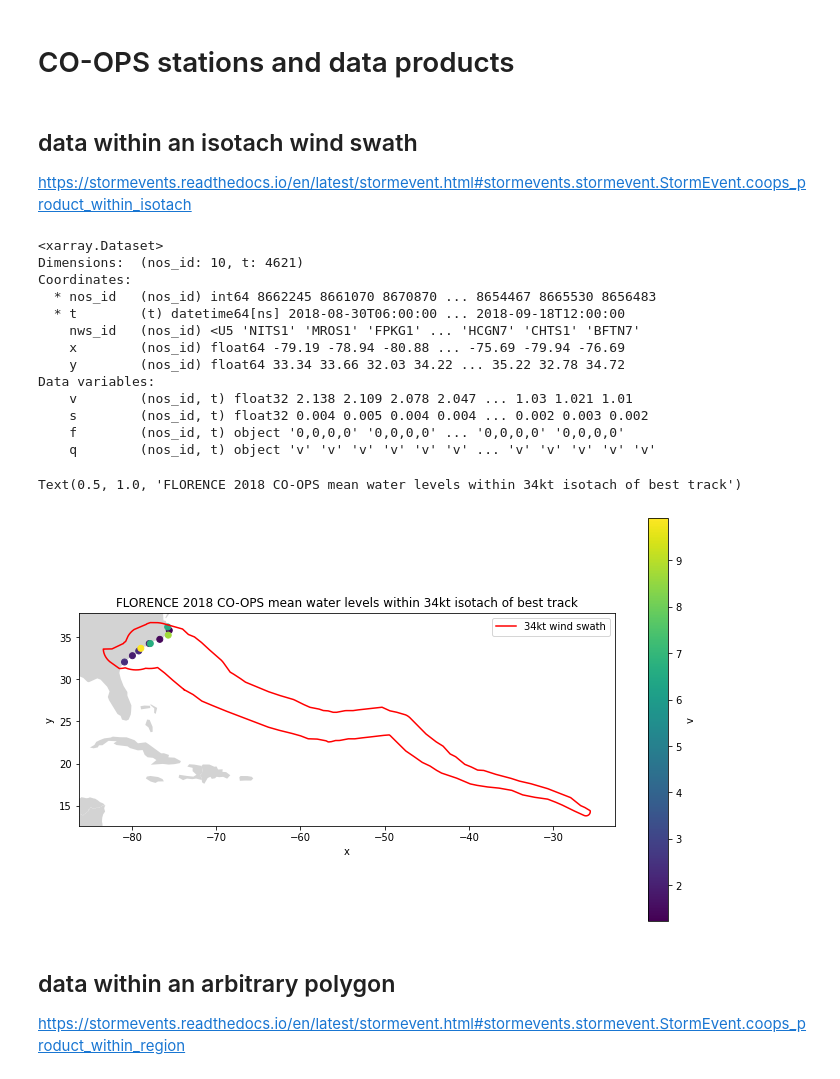
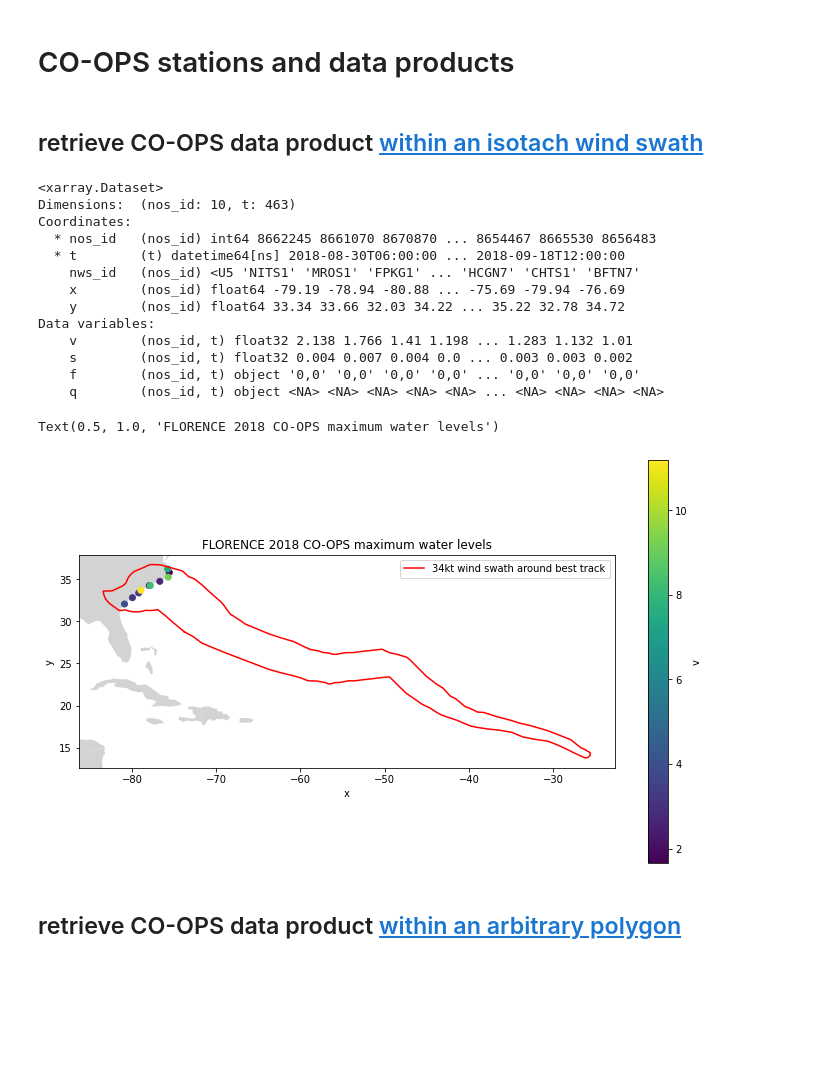
Before and after one commit to oceanmodeling/StormEvents, a Jupyter notebook: examples/example_1.ipynb, the cells around one changed output. Cells and saved outputs as stored; diff of their text form; code cells hidden in the pictures; blank space fills up the shorter version.

```diff
--- a/examples/example_1.ipynb
+++ b/examples/example_1.ipynb
@@ -174,14 +166,13 @@ Text(0.5, 1.0, 'FLORENCE 2018 high water marks')
 # %% [markdown]
 # CO-OPS stations and data products
 # %% [markdown]
-## data within an isotach wind swath
-https://stormevents.readthedocs.io/en/latest/stormevent.html#stormevents.stormevent.StormEvent.coops_product_within_isotach
+## retrieve CO-OPS data product [within an isotach wind swath](https://stormevents.readthedocs.io/en/latest/stormevent.html#stormevents.stormevent.StormEvent.coops_product_within_isotach)
 # %%
-water_levels_within_34kt = storm.coops_product_within_isotach('water_level', wind_speed=34)
+water_levels_within_34kt = storm.coops_product_within_isotach('hourly_height', wind_speed=34)
 water_levels_within_34kt
 # %% [output]
 <xarray.Dataset>
-Dimensions:  (nos_id: 10, t: 4621)
+Dimensions:  (nos_id: 10, t: 463)
 Coordinates:
   * nos_id   (nos_id) int64 8662245 8661070 8670870 ... 8654467 8665530 8656483
   * t        (t) datetime64[ns] 2018-08-30T06:00:00 ... 2018-09-18T12:00:00
@@ -189,31 +180,29 @@ Coordinates:
     x        (nos_id) float64 -79.19 -78.94 -80.88 ... -75.69 -79.94 -76.69
     y        (nos_id) float64 33.34 33.66 32.03 34.22 ... 35.22 32.78 34.72
 Data variables:
-    v        (nos_id, t) float32 2.138 2.109 2.078 2.047 ... 1.03 1.021 1.01
-    s        (nos_id, t) float32 0.004 0.005 0.004 0.004 ... 0.002 0.003 0.002
-    f        (nos_id, t) object '0,0,0,0' '0,0,0,0' ... '0,0,0,0' '0,0,0,0'
-    q        (nos_id, t) object 'v' 'v' 'v' 'v' 'v' 'v' ... 'v' 'v' 'v' 'v' 'v'
+    v        (nos_id, t) float32 2.138 1.766 1.41 1.198 ... 1.283 1.132 1.01
+    s        (nos_id, t) float32 0.004 0.007 0.004 0.0 ... 0.003 0.003 0.002
+    f        (nos_id, t) object '0,0' '0,0' '0,0' '0,0' ... '0,0' '0,0' '0,0'
+    q        (nos_id, t) object <NA> <NA> <NA> <NA> <NA> ... <NA> <NA> <NA> <NA>
 # %%
 figure, axis = pyplot.subplots(1, 1)
 figure.set_size_inches(12, 12 / 1.61803398875)
 
-wind_swath = storm_best_track.wind_swaths(wind_speed=34)['BEST']['20180830T060000']
-axis.plot(*wind_swath.exterior.xy, c='red', label='34kt wind swath around best track')
-water_levels_within_34kt.mean('t').plot.scatter(x='x', y='y', hue='v', cmap='viridis', ax=axis)
+axis.plot(*storm_best_track.wind_swaths(wind_speed=34)['BEST']['20180830T060000'].exterior.xy, c='red', label='34kt wind swath around best track')
+water_levels_within_34kt.max('t').plot.scatter(x='x', y='y', hue='v', cmap='viridis', ax=axis)
 
 xlim = axis.get_xlim()
 ylim = axis.get_ylim()
 countries.plot(color='lightgrey', ax=axis, zorder=-1)
 axis.set_xlim(xlim)
 axis.set_ylim(ylim)
 
 axis.legend()
-axis.set_title(f'{storm.name} {storm.year} CO-OPS mean water levels')
+axis.set_title(f'{storm.name} {storm.year} CO-OPS maximum water levels')
 # %% [output]
-Text(0.5, 1.0, 'FLORENCE 2018 CO-OPS mean water levels within 34kt isotach of best track')
+Text(0.5, 1.0, 'FLORENCE 2018 CO-OPS maximum water levels')
-[figure, old version]
+[figure, new version]
 # %% [markdown]
-## data within an arbitrary polygon
-https://stormevents.readthedocs.io/en/latest/stormevent.html#stormevents.stormevent.StormEvent.coops_product_within_region
+## retrieve CO-OPS data product [within an arbitrary polygon](https://stormevents.readthedocs.io/en/latest/stormevent.html#stormevents.stormevent.StormEvent.coops_product_within_region)
 # %%
 region = shapely.geometry.box(-85, 25, -65, 45)
```
Also changed, not shown: parts of 14 cells of this notebook.
